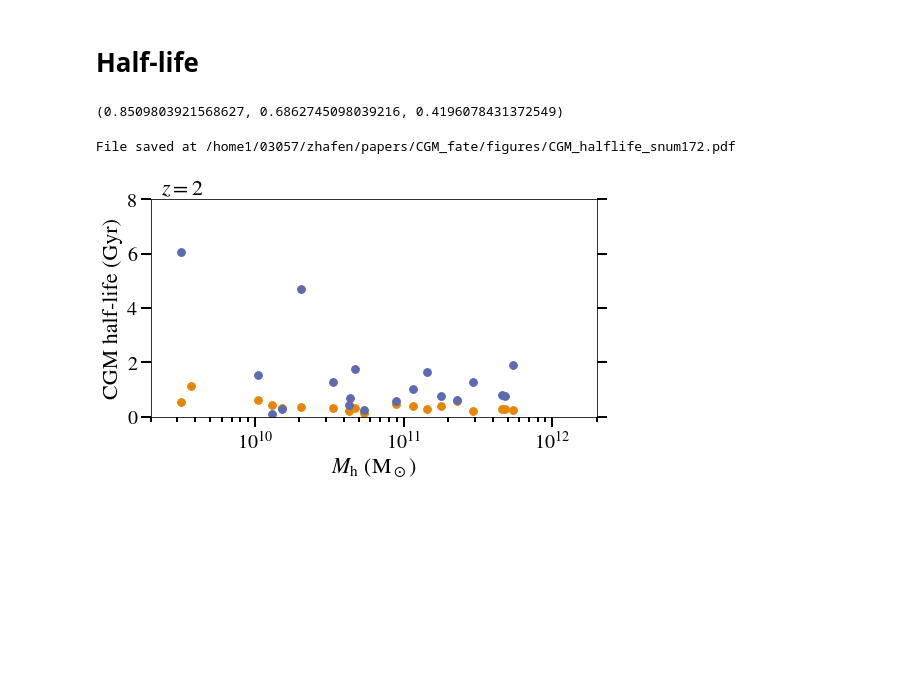
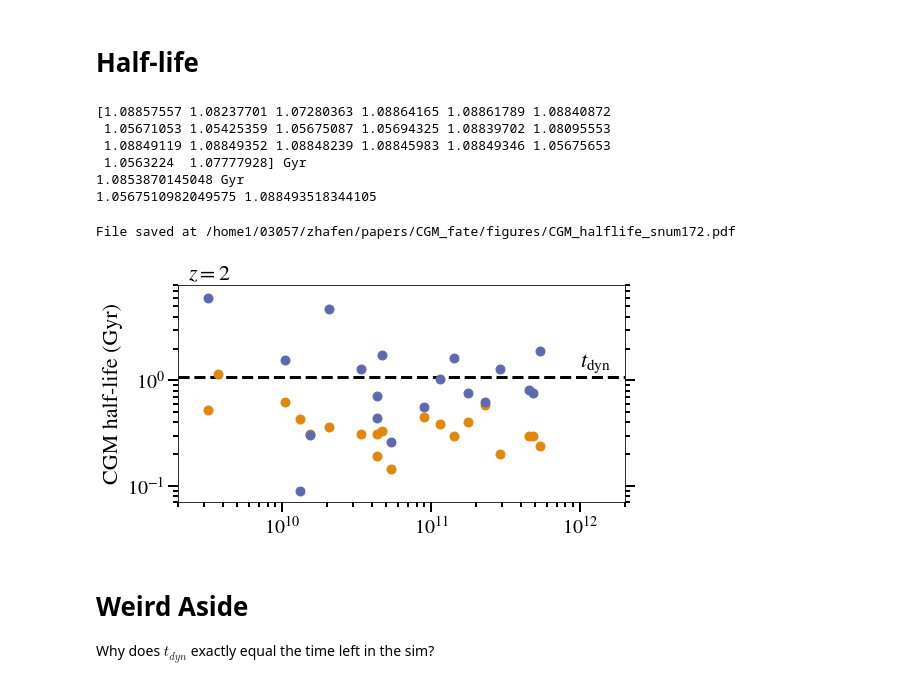
Before and after one commit to zhafen/CGM_fate_analysis, a Jupyter notebook: multi_sim_analysis/location_of_CGM_gas.ipynb, the cells around one changed output. Drawn from its saved outputs; the diff is of its cells as text; code cells hidden in the pictures; blank space fills up the shorter version.

```diff
--- a/multi_sim_analysis/location_of_CGM_gas.ipynb
+++ b/multi_sim_analysis/location_of_CGM_gas.ipynb
@@ -490,10 +491,24 @@ for key, mir in mass_in_region['is_in_CGM'].items():
 hls = verdict.Dict( hls )
 # %%
 m_virs = w_set.data_object.m_vir.inner_item( snum )
-# %%
-palettable.cartocolors.qualitative.Antique_10.mpl_colors[1]
-# %% [output]
-(0.8509803921568627, 0.6862745098039216, 0.4196078431372549)
+# %%
+r_virs = w_set.data_object.r_vir.inner_item( snum )
+# %%
+t_dyn = np.sqrt(
+    ( 4. * np.pi * r_virs.array()**3. * unyt.kpc**3. ) /
+    ( 3. * unyt.G * m_virs.array() * unyt.msun )
+).to( 'Gyr' )
+# %%
+print( t_dyn )
+print( np.median( t_dyn ) )
+print( np.percentile( t_dyn, 16 ), np.percentile( t_dyn, 84 ) )
+# %% [output]
+[1.08857557 1.08237701 1.07280363 1.08864165 1.08861789 1.08840872
+ 1.05671053 1.05425359 1.05675087 1.05694325 1.08839702 1.08095553
+ 1.08849119 1.08849352 1.08848239 1.08845983 1.08849346 1.05675653
+ 1.0563224  1.07777928] Gyr
+1.0853870145048 Gyr
+1.0567510982049575 1.088493518344105
 # %%
 fig = plt.figure( figsize=(8,4), facecolor='white' )
 ax = plt.gca()
@@ -502,7 +517,7 @@ ax.scatter(
     m_virs.array(),
     hls['pre'].array(),
     color = palettable.cartocolors.qualitative.Vivid_10.mpl_colors[0],
-    s = 60,
+    s = 80,
     label = r'$\tau_{\rm pre}$',
 )
 
@@ -514,7 +529,7 @@ ax.scatter(
     m_vir_arr,
     hl_post,
     color = palettable.cartocolors.qualitative.Vivid_10.mpl_colors[1],
-    s = 60,
+    s = 80,
     label = r'$\tau_{\rm post}$',
 )
 # Lower limits
@@ -523,51 +538,73 @@ y_values = np.full( ( is_ll.sum(), ), time[0] - time[ind-1] )
 ax.scatter(
     m_vir_arr[is_ll],
     y_values * 1.05,
-    s = 60,
+    s = 150,
     marker = 10,
     color = palettable.cartocolors.qualitative.Vivid_10.mpl_colors[1],
+)
+
+# Dynamical times
+ax.axhline(
+    np.median( t_dyn ),
+    linestyle = '--',
+    color = 'k',
+    linewidth = 3,
+    zorder = -1000,
+)
+t_dyn_str_x = {
+    465: 3e11,
+    172: 1e12,
+}
+ax.annotate(
+    s = r'$t_{\rm dyn}$',
+    xy = ( t_dyn_str_x[snum], np.median( t_dyn ) ),
+    xytext = (0, 10),
+    xycoords = 'data',
+    textcoords = 'offset points',
+    fontsize = 22,
 )
 
 # Add ticks to the right
 ax.yaxis.set_ticks_position( 'both' )
 
 ax.set_xscale( 'log' )
+ax.set_yscale( 'log' )
 ax.set_xlim( 2e9, 2e12 )
-ax.set_ylim( 0, 8 )
+ax.set_ylim( 0.07, 8 )
 
-if snum == 172:
+if snum == 465:
     ax.set_xlabel( r'$M_{{\rm h}}$ $({\rm M}_\odot$)', fontsize=22 )
 ax.set_ylabel( r'CGM half-life (Gyr)', fontsize=22 )
 
 redshift_label = r'$z=' + '{:.02g}'.format( redshift ) + '$'
 ax.annotate(
     s = redshift_label,
     xy = ( 0.0, 1.0 ),
     xytext = ( 10, 0 ),
     xycoords = 'axes fraction',
     textcoords = 'offset points',
     fontsize = 22,
     verticalalignment = 'bottom',
 )
 
 if snum == 465:
     legend = ax.legend(
         prop={'size': 17.5},
         ncol=1,
-        loc='upper right',
-        fontsize=24,
+        loc='lower left',
+        fontsize=28,
         framealpha = 0.8,
     )
     legend.set_zorder( 120 )
 
 save_file = 'CGM_halflife_snum{}.pdf'.format( snum )
 plotting.save_fig(
     out_dir = file_manager.get_project_figure_dir(),
     save_file = save_file,
     fig = fig,
 )
 
 fig
 # %% [output]
 File saved at /home1/03057/zhafen/papers/CGM_fate/figures/CGM_halflife_snum172.pdf
-[figure, old version]
+[figure, new version]
@@ -573,0 +613,3 @@ File saved at /home1/03057/zhafen/papers/CGM_fate/figures/CGM_halflife_snum172.p
+# %% [markdown]
+# Weird Aside
+Why does $t_{dyn}$ exactly equal the time left in the sim?
```
Also changed, not shown: parts of 5 cells of this notebook, 1 other file.
